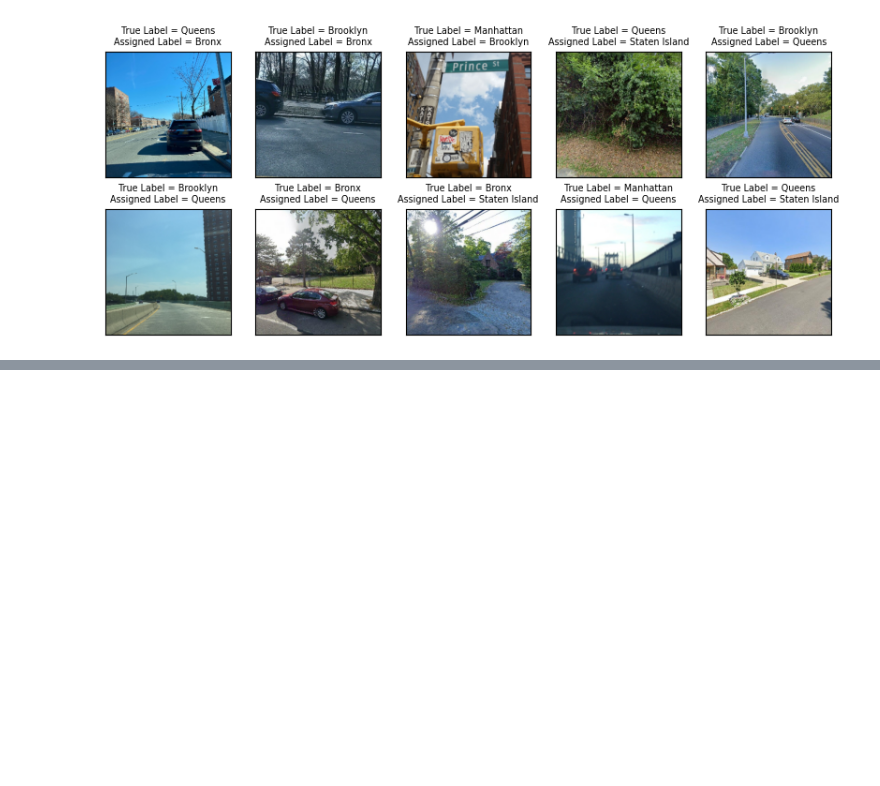
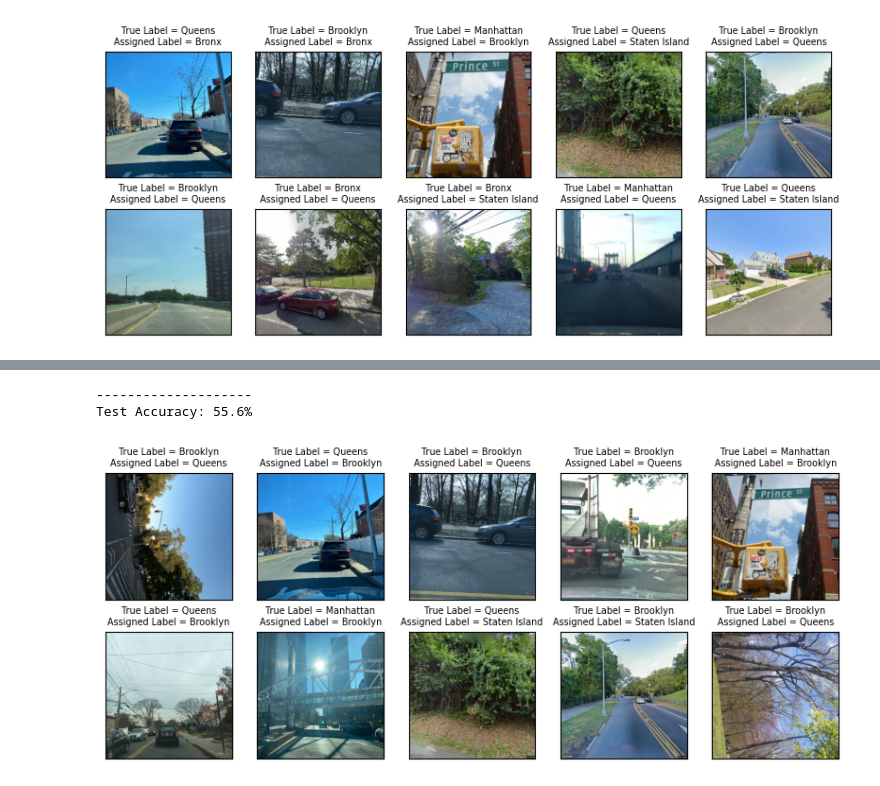
Before and after one commit to FlorSanders/RecogNYCe, a Jupyter notebook: source.ipynb, the cells around one changed output, grey strips where cells are left out. Saved outputs shown, nothing was run; the diff lists cells and outputs as text; code cells hidden in the pictures; blank space fills up the shorter version.

```diff
--- a/source.ipynb
+++ b/source.ipynb
@@ -561,0 +593,2 @@ Test Accuracy: 62.1%
+# %%
+TransferLearning(model, transforms, train_loader, val_loader, 0.01, 5, replace = False, tune = True, name = 'resnet18_adam', opt = 'adam')
@@ -561,0 +614,3 @@ Test Accuracy: 62.1%
+# %%
+model.load_state_dict(torch.load('weights_resnet18_adam.pth'))
+TransferLearning(model, transforms, train_loader, val_loader, 0.001, 5, replace = False, tune = True, name = 'resnet18_adam', opt = 'adam')
@@ -561,0 +635,9 @@ Test Accuracy: 62.1%
+# %%
+from torchvision.models import resnet18, ResNet18_Weights
+weights = ResNet18_Weights.IMAGENET1K_V1
+transforms = weights.transforms(antialias=True)
+model = resnet18(weights=weights)
+num_ftrs = model.fc.in_features
+model.fc = nn.Linear(num_ftrs, 5)
+model.to(device)
+model.load_state_dict(torch.load('weights_resnet18_adam.pth'))
@@ -561,0 +646,2 @@ Test Accuracy: 62.1%
+# %%
+TransferLearning(model, transforms, train_loader, val_loader, 0.001, 10, replace = False, tune = True, name = 'resnet18_adam', opt = 'adam')
@@ -561,0 +660,6 @@ Test Accuracy: 62.1%
+# %%
+Testing(val_loader, model, transforms, dataset='imagenet')
+# %% [output]
+--------------------
+Test Accuracy: 55.6%
+[figure, added]
```
Also changed, not shown: parts of 11 cells of this notebook.
